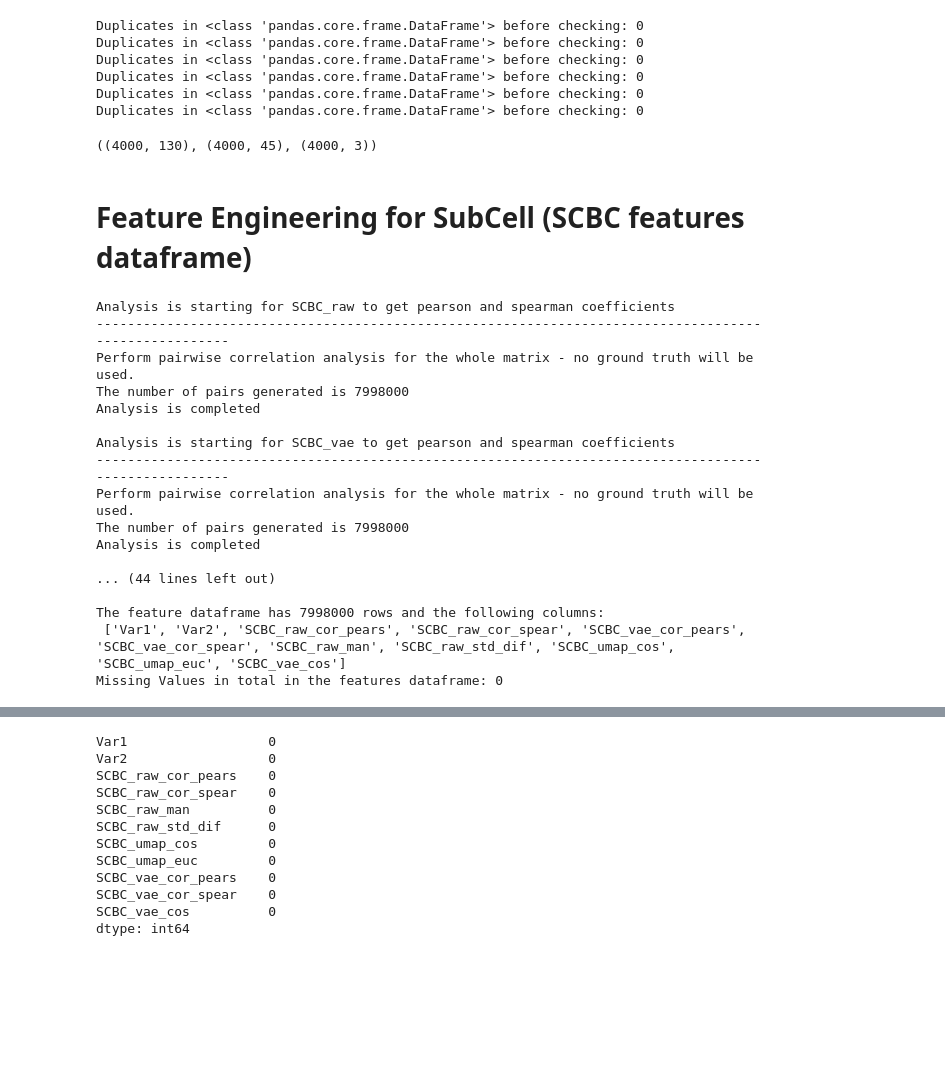
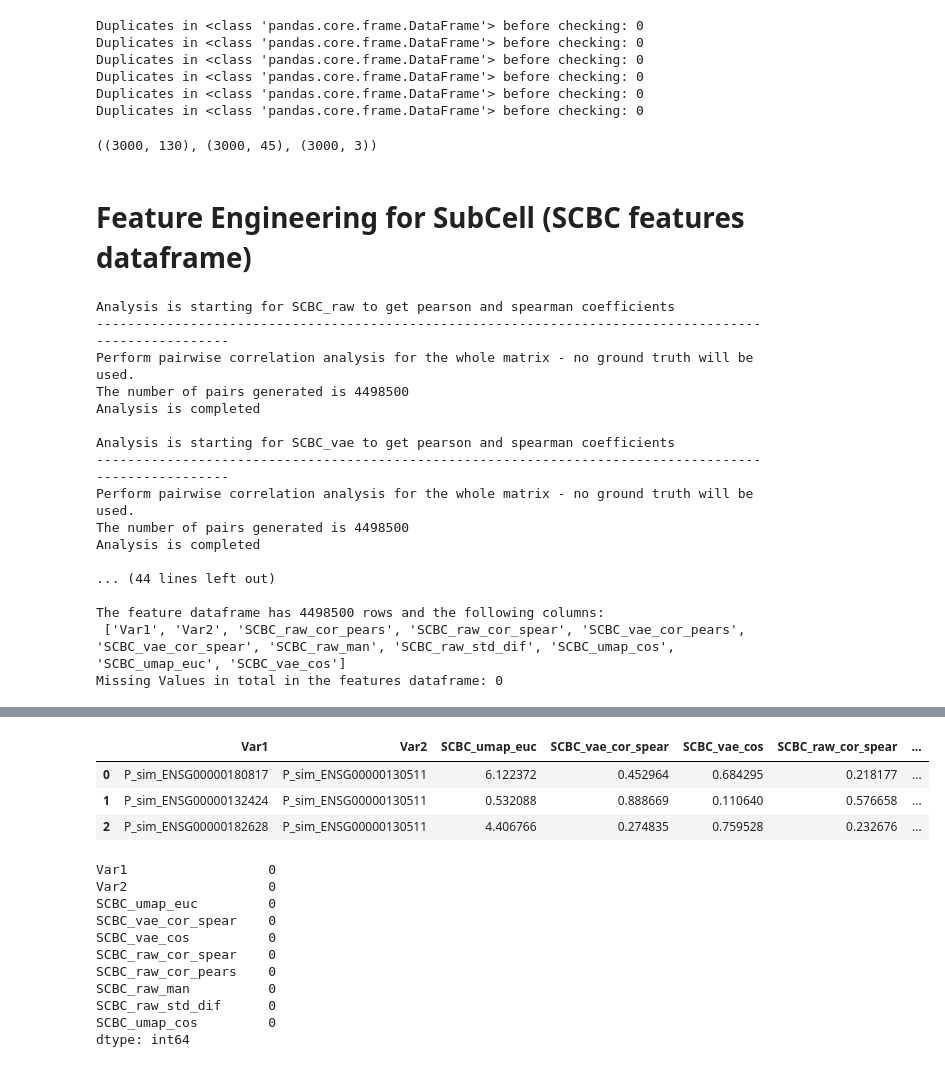
Before and after one commit to panos-gbio/Proteomics-in-Latent-Space, a Jupyter notebook: 03b_feat_eng_protein.ipynb, the cells around one changed output, grey strips where cells are left out. Cells and saved outputs as stored; diff of their text form; code cells hidden in the pictures; blank space fills up the shorter version.

```diff
--- a/03b_feat_eng_protein.ipynb
+++ b/03b_feat_eng_protein.ipynb
@@ -170,24 +164,24 @@ Duplicates in <class 'pandas.core.frame.DataFrame'> before checking: 0
 Duplicates in <class 'pandas.core.frame.DataFrame'> before checking: 0
 Duplicates in <class 'pandas.core.frame.DataFrame'> before checking: 0
 # %%
-# set seed for reproducibility
-np.random.seed(seed)
+# # set seed for reproducibility
+# np.random.seed(seed)
 
-# take random samples around 8000 of the same indices for all the tables
-rand_index = raw_scbc.sample(4000, random_state=seed).index
+# # take random samples around 8000 of the same indices for all the tables
+# rand_index = raw_scbc.sample(3000, random_state=seed).index
 
-# subset the protein tables to same indices
-raw_scbc = raw_scbc.loc[rand_index]
-vae_scbc = vae_scbc.loc[rand_index]
-umap_scbc = umap_scbc.loc[rand_index]
+# # subset the protein tables to same indices
+# raw_scbc = raw_scbc.loc[rand_index]
+# vae_scbc = vae_scbc.loc[rand_index]
+# umap_scbc = umap_scbc.loc[rand_index]
 
-# check if the order of the indices is the same
-assert np.array_equal(raw_scbc.index, vae_scbc.index), "Indices of raw and VAE tables do not match"
+# # check if the order of the indices is the same
+# assert np.array_equal(raw_scbc.index, vae_scbc.index), "Indices of raw and VAE tables do not match"
 # %%
 # the dimensions of the tables before run
 raw_scbc.shape, vae_scbc.shape, umap_scbc.shape
 # %% [output]
-((4000, 130), (4000, 45), (4000, 3))
+((3000, 130), (3000, 45), (3000, 3))
 # %% [markdown]
 # Feature Engineering for SubCell (SCBC features dataframe)
 # %%
@@ -203,11 +197,16 @@ scbc_raw_corr = mlh.correlation_blockwise(raw_scbc,
                                           ground_truth= ground,
                                           data_name="SCBC_raw")
 
+
 gc.collect()
 
 scbc_vae_corr = mlh.correlation_blockwise(vae_scbc,
                                           ground_truth= ground,
                                           data_name="SCBC_vae")
+
+scbc_vae_corr.drop(columns="SCBC_vae_cor_pears", inplace=True)
+
+
 gc.collect()
 
 scbc_raw_man = mlh.compute_distances_blockwise(raw_scbc,
@@ -270,21 +269,32 @@ del excluded_cols, other_cols, final_col_order
 Analysis is starting for SCBC_raw to get pearson and spearman coefficients
 ------------------------------------------------------------------------------------------------------
 Perform pairwise correlation analysis for the whole matrix - no ground truth will be used.
-The number of pairs generated is 7998000
+The number of pairs generated is 4498500
 Analysis is completed
 
 Analysis is starting for SCBC_vae to get pearson and spearman coefficients
 ------------------------------------------------------------------------------------------------------
 Perform pairwise correlation analysis for the whole matrix - no ground truth will be used.
-The number of pairs generated is 7998000
+The number of pairs generated is 4498500
 Analysis is completed
 
 ... (44 lines left out)
 
-The feature dataframe has 7998000 rows and the following columns:
+The feature dataframe has 4498500 rows and the following columns:
  ['Var1', 'Var2', 'SCBC_raw_cor_pears', 'SCBC_raw_cor_spear', 'SCBC_vae_cor_pears', 'SCBC_vae_cor_spear', 'SCBC_raw_man', 'SCBC_raw_std_dif', 'SCBC_umap_cos', 'SCBC_umap_euc', 'SCBC_vae_cos']
 Missing Values in total in the features dataframe: 0
 # %%
+# columns to keep for the final table
+scbc_keep = ['Var1', 'Var2','SCBC_umap_euc',
+ 'SCBC_vae_cor_spear',
+ 'SCBC_vae_cos',
+ 'SCBC_raw_cor_spear',
+ 'SCBC_raw_cor_pears',
+ 'SCBC_raw_man',
+ 'SCBC_raw_std_dif',
+ 'SCBC_umap_cos'
+ ]
+
 # sanity check for the table
 scbc_features.head()
 # %% [output]
@@ -294,20 +304,28 @@ scbc_features.head()
 | 2 | P_sim_ENSG00000182628 | P_sim_ENSG00000130511 | 0.145410 | 0.232676 | 86.683385 | 1.076647 | ... |
 | 3 | P_sim_ENSG00000163050 | P_sim_ENSG00000130511 | -0.212615 | -0.223659 | 93.671400 | 1.046167 | ... |
 | 4 | P_sim_ENSG00000164151 | P_sim_ENSG00000130511 | 0.040685 | 0.046469 | 89.952042 | 1.093471 | ... |
+# %%
+scbc_features = scbc_features[scbc_keep].reset_index(drop=True).sort
+# %%
+scbc_features.head(3)
+# %% [output]
+|  | Var1 | Var2 | SCBC_umap_euc | SCBC_vae_cor_spear | SCBC_vae_cos | SCBC_raw_cor_spear | ... |
+| 0 | P_sim_ENSG00000180817 | P_sim_ENSG00000130511 | 6.122372 | 0.452964 | 0.684295 | 0.218177 | ... |
+| 1 | P_sim_ENSG00000132424 | P_sim_ENSG00000130511 | 0.532088 | 0.888669 | 0.110640 | 0.576658 | ... |
+| 2 | P_sim_ENSG00000182628 | P_sim_ENSG00000130511 | 4.406766 | 0.274835 | 0.759528 | 0.232676 | ... |
 # %%
 scbc_features.isna().sum()
 # %% [output]
 Var1                  0
 Var2                  0
+SCBC_umap_euc         0
+SCBC_vae_cor_spear    0
+SCBC_vae_cos          0
+SCBC_raw_cor_spear    0
 SCBC_raw_cor_pears    0
-SCBC_raw_cor_spear    0
 SCBC_raw_man          0
 SCBC_raw_std_dif      0
 SCBC_umap_cos         0
-SCBC_umap_euc         0
-SCBC_vae_cor_pears    0
-SCBC_vae_cor_spear    0
-SCBC_vae_cos          0
 dtype: int64
 # %%
 if ANALYSIS_LEVEL == "protein":
```
Also changed, not shown: parts of 3 cells of this notebook, 2 other files.
